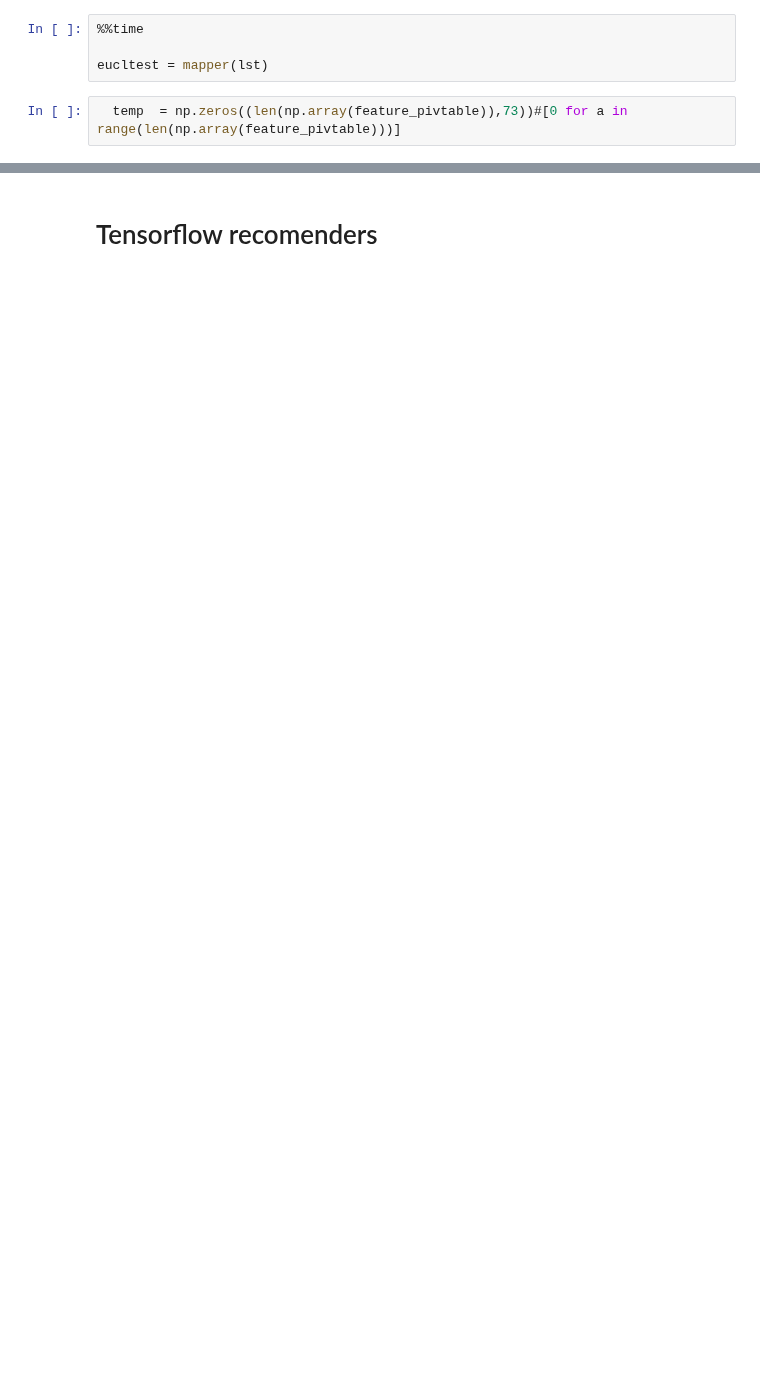
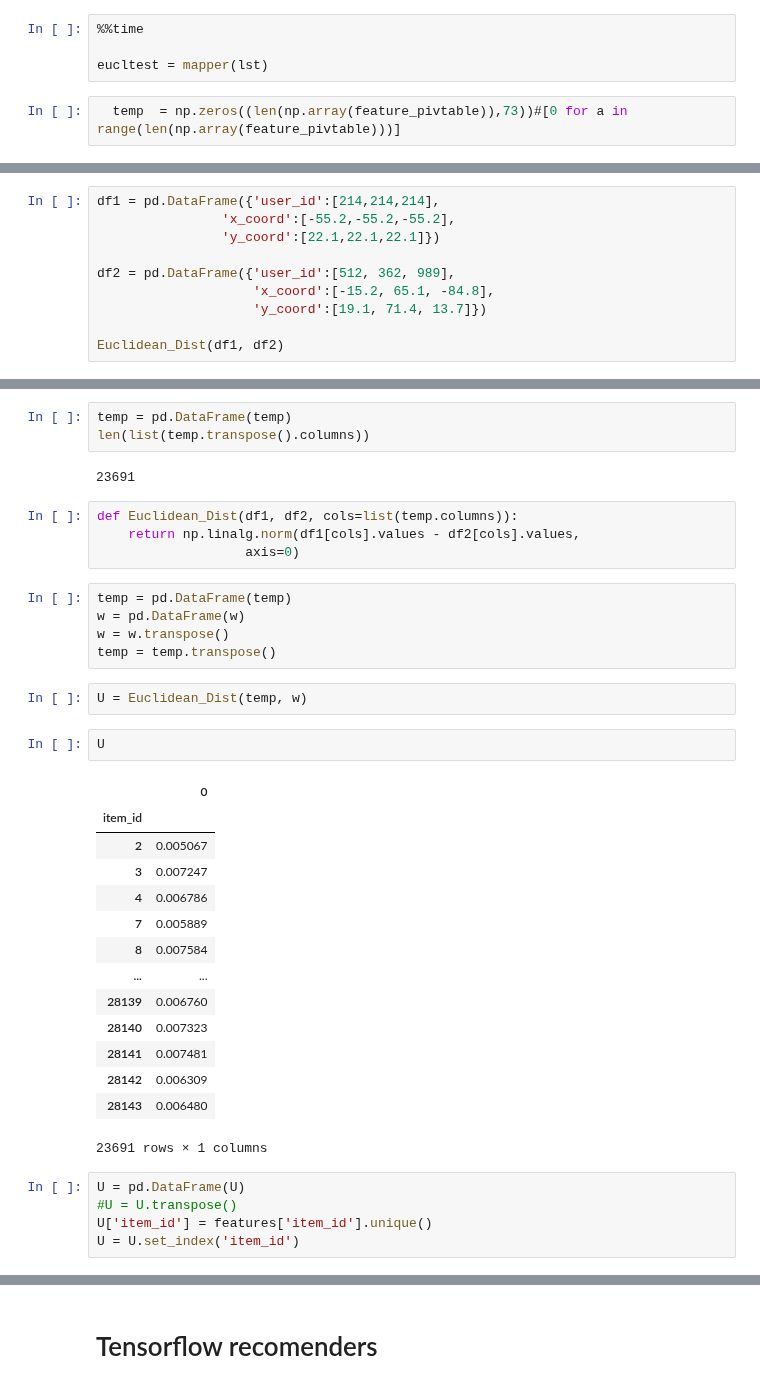
Before and after one commit to Ananassio/Data-Science_lab, a Jupyter notebook: Project/Data.ipynb, the cells around one changed output, grey strips where cells are left out. Drawn from its saved outputs; the diff is of its cells as text; blank space fills up the shorter version.

```diff
--- a/Project/Data.ipynb
+++ b/Project/Data.ipynb
@@ -1539,0 +1614,10 @@ z
+# %%
+df1 = pd.DataFrame({'user_id':[214,214,214],
+                'x_coord':[-55.2,-55.2,-55.2],
+                'y_coord':[22.1,22.1,22.1]})
+
+df2 = pd.DataFrame({'user_id':[512, 362, 989],
+                    'x_coord':[-15.2, 65.1, -84.8],
+                    'y_coord':[19.1, 71.4, 13.7]})
+
+Euclidean_Dist(df1, df2)
@@ -1539,0 +1650,38 @@ z
+# %%
+temp = pd.DataFrame(temp)
+len(list(temp.transpose().columns))
+# %% [output]
+23691
+# %%
+def Euclidean_Dist(df1, df2, cols=list(temp.columns)):
+    return np.linalg.norm(df1[cols].values - df2[cols].values,
+                   axis=0)
+# %%
+temp = pd.DataFrame(temp)
+w = pd.DataFrame(w)
+w = w.transpose()
+temp = temp.transpose()
+# %%
+U = Euclidean_Dist(temp, w)
+# %%
+U
+# %% [output]
+|  | 0 |
+| item_id |  |
+| 2 | 0.005067 |
+| 3 | 0.007247 |
+| 4 | 0.006786 |
+| 7 | 0.005889 |
+| 8 | 0.007584 |
+| ... | ... |
+| 28139 | 0.006760 |
+| 28140 | 0.007323 |
+| 28141 | 0.007481 |
+| 28142 | 0.006309 |
+| 28143 | 0.006480 |
+23691 rows × 1 columns
+# %%
+U = pd.DataFrame(U)
+#U = U.transpose()
+U['item_id'] = features['item_id'].unique()
+U = U.set_index('item_id')
```
Also changed, not shown: parts of 30 cells of this notebook.
